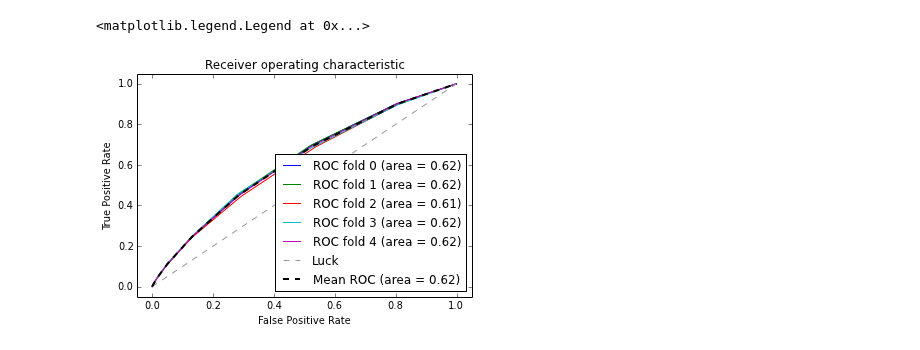
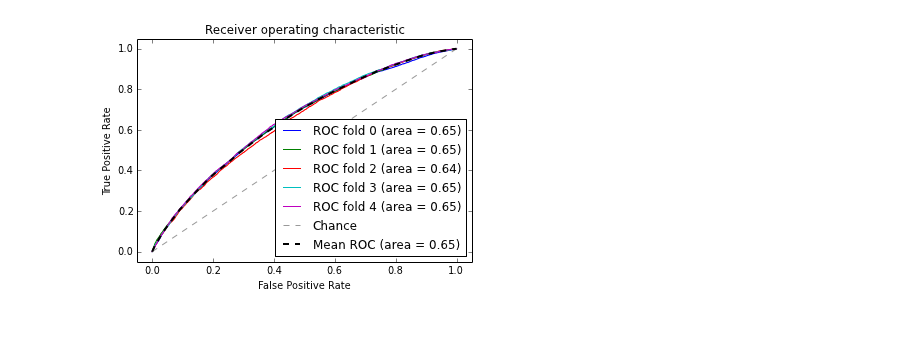
Before and after one commit to jsabrams/ds_workshop, a Jupyter notebook: capstone_project/lending_club_modeling.ipynb, the cells around one changed output. Saved outputs shown, nothing was run; the diff lists cells and outputs as text; code cells hidden in the pictures.

```diff
--- a/capstone_project/lending_club_modeling.ipynb
+++ b/capstone_project/lending_club_modeling.ipynb
@@ -94,35 +23,8 @@ plt.legend(loc="lower right")
-# %%
-#Set up training and cross-validation for a Random Forest classifier
-clf = RandomForestClassifier()
-cv = StratifiedKFold(y_train, n_folds=5, shuffle=True, random_state=42)
-
-mean_tpr = 0.0
-mean_fpr = np.linspace(0, 1, 100)
-all_tpr = []
-
-for i, (train, test) in enumerate(cv):
-    probas_ = clf.fit(X_train.values[train], y_train.values[train]).predict_proba(X_train.values[test])
-    # Compute ROC curve and area the curve
-    fpr, tpr, thresholds = roc_curve(y_train.values[test], probas_[:, 1])
-    mean_tpr += interp(mean_fpr, fpr, tpr)
-    mean_tpr[0] = 0.0
-    roc_auc = auc(fpr, tpr)
-    plt.plot(fpr, tpr, lw=1, label='ROC fold %d (area = %0.2f)' % (i, roc_auc))
-
-plt.plot([0, 1], [0, 1], '--', color=(0.6, 0.6, 0.6), label='Luck')
-
-mean_tpr /= len(cv)
-mean_tpr[-1] = 1.0
-mean_auc = auc(mean_fpr, mean_tpr)
-plt.plot(mean_fpr, mean_tpr, 'k--',
-         label='Mean ROC (area = %0.2f)' % mean_auc, lw=2)
-
-plt.xlim([-0.05, 1.05])
-plt.ylim([-0.05, 1.05])
-plt.xlabel('False Positive Rate')
-plt.ylabel('True Positive Rate')
-plt.title('Receiver operating characteristic')
-plt.legend(loc="lower right")
-# %% [output]
-<matplotlib.legend.Legend at 0x...>
-[figure, removed]
+# %%
+#Set up training and cross-validation for a logistic regression classifier
+clf = LogisticRegression(penalty='l2', C=0.4, class_weight = {0: (1.0 - 0.1841), 1: 0.1841})
+cv = StratifiedKFold(y_train, n_folds=5, shuffle=True, random_state=42)
+
+mean_auc, clf = mfit.fit_plot_ROC(X_train, y_train, clf, cv)
+# %% [output]
+[figure, added]
```
Also changed, not shown: parts of 6 cells of this notebook.
